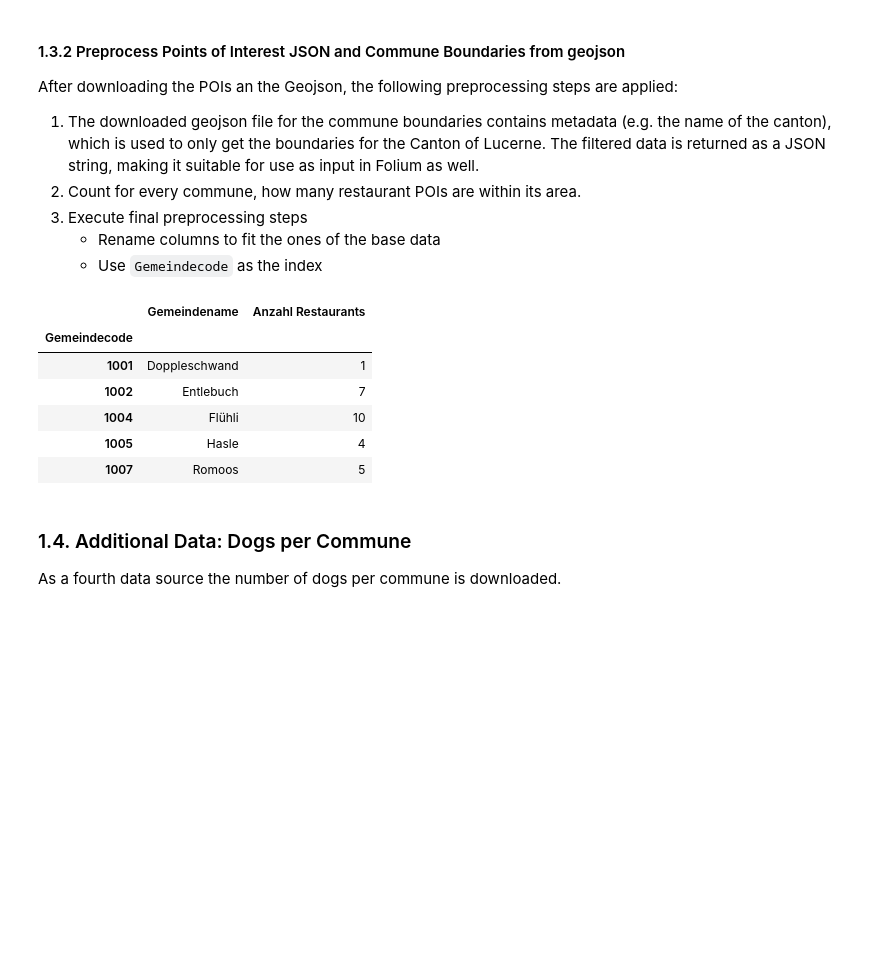
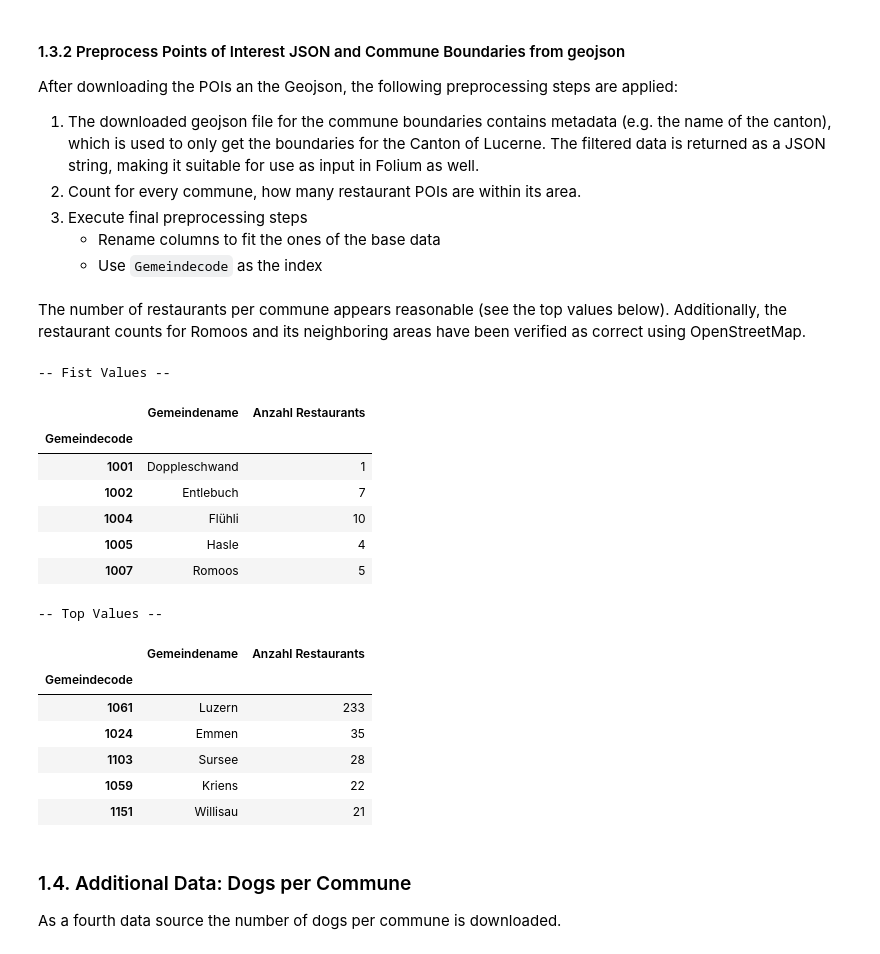
Before and after one commit to RobinfRoth/dawr-ass1, a Jupyter notebook: dawr_assignment1.ipynb, the cells around one changed output. Cells and saved outputs as stored; diff of their text form; code cells hidden in the pictures; blank space fills up the shorter version.

Commit message:
add justifications and additional explanations

```diff
--- a/dawr_assignment1.ipynb
+++ b/dawr_assignment1.ipynb
@@ -530,24 +530,39 @@ def preprocess_restaurant_df(input_df: pd.DataFrame) -> pd.DataFrame:
     input_df.set_index('Gemeindecode', drop=True, inplace=True)
 
     return input_df.copy()
+# %% [markdown]
+The number of restaurants per commune appears reasonable (see the top values below). Additionally, the restaurant counts for Romoos and its neighboring areas have been verified as correct using OpenStreetMap.
 # %%
 df_communes_area, restaurant_locations = count_restaurants_per_commune(POI_PATH, BOUNDARIES_PATH)
 
 df_rest_count = preprocess_restaurant_df(
     df_communes_area.loc[:,['gemeinde.BFS_NUMMER',
                             'gemeinde.NAME',
                             'Restaurant_count']
     ]
 )
-df_rest_count.head()
+
+print('-- Fist Values --')
+display(df_rest_count.head())
+print('-- Top Values --')
+df_rest_count.sort_values(by='Anzahl Restaurants', ascending=False).head()
 # %% [output]
+-- Fist Values --
 |  | Gemeindename | Anzahl Restaurants |
 | Gemeindecode |  |  |
 | 1001 | Doppleschwand | 1 |
 | 1002 | Entlebuch | 7 |
 | 1004 | Flühli | 10 |
 | 1005 | Hasle | 4 |
 | 1007 | Romoos | 5 |
+-- Top Values --
+|  | Gemeindename | Anzahl Restaurants |
+| Gemeindecode |  |  |
+| 1061 | Luzern | 233 |
+| 1024 | Emmen | 35 |
+| 1103 | Sursee | 28 |
+| 1059 | Kriens | 22 |
+| 1151 | Willisau | 21 |
 # %% [markdown]
 ### 1.4. Additional Data: Dogs per Commune
 
```
Also changed, not shown: parts of 15 cells of this notebook.
